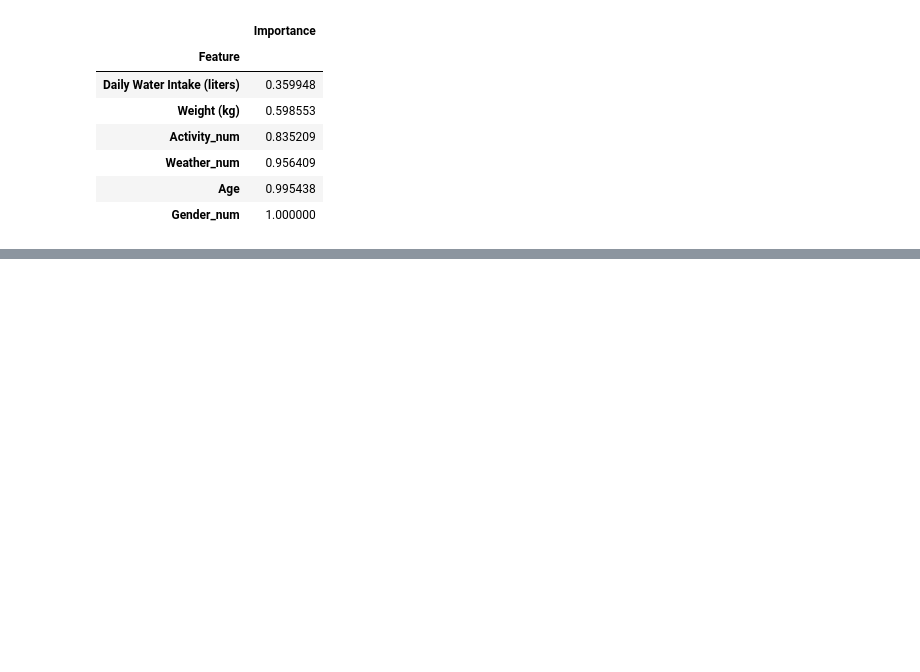
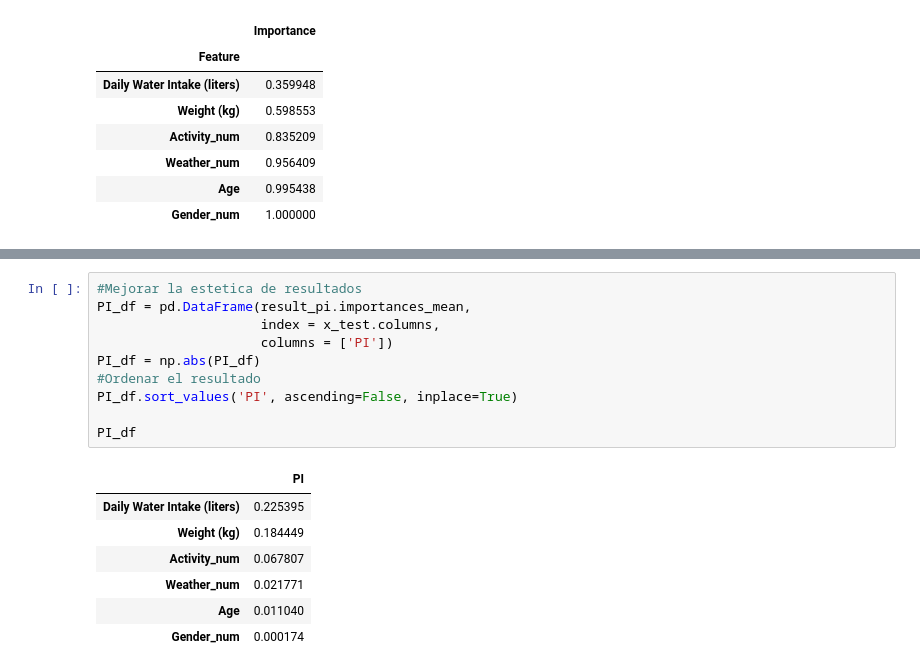
Before and after one commit to fernandatrevi/Daily-Water-Intake-Hydration-, a Jupyter notebook: hidratacion.ipynb, the cells around one changed output, grey strips where cells are left out. Saved outputs shown, nothing was run; the diff lists cells and outputs as text; blank space fills up the shorter version.

```diff
--- a/hidratacion.ipynb
+++ b/hidratacion.ipynb
@@ -427,0 +437,18 @@ fi_sum
+# %%
+#Mejorar la estetica de resultados
+PI_df = pd.DataFrame(result_pi.importances_mean,
+                     index = x_test.columns,
+                     columns = ['PI'])
+PI_df = np.abs(PI_df)
+#Ordenar el resultado
+PI_df.sort_values('PI', ascending=False, inplace=True)
+
+PI_df
+# %% [output]
+|  | PI |
+| Daily Water Intake (liters) | 0.225395 |
+| Weight (kg) | 0.184449 |
+| Activity_num | 0.067807 |
+| Weather_num | 0.021771 |
+| Age | 0.011040 |
+| Gender_num | 0.000174 |
```
Also changed, not shown: parts of 2 cells of this notebook.
